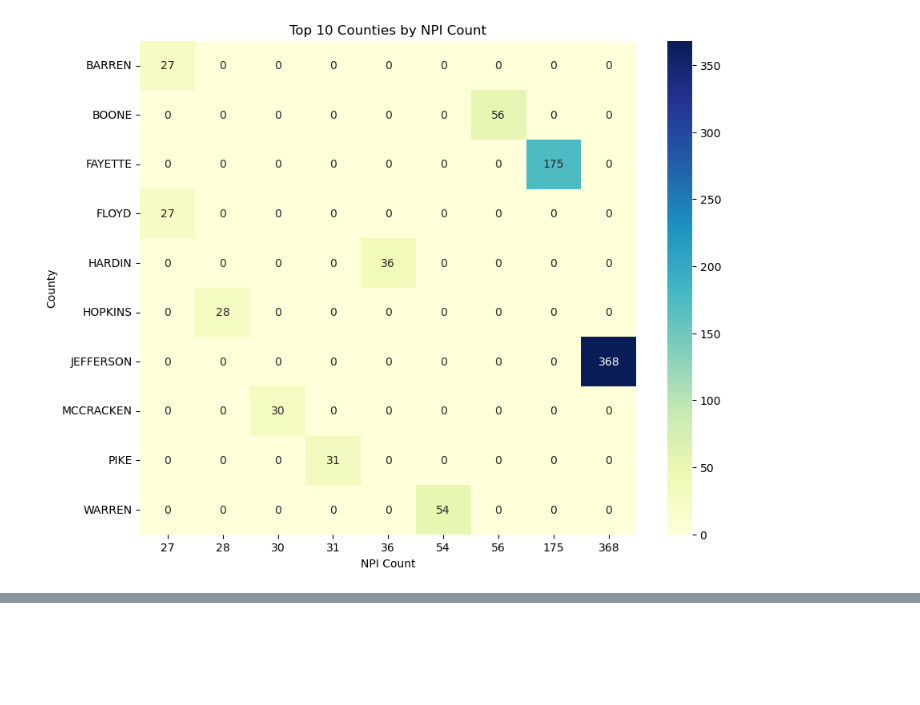
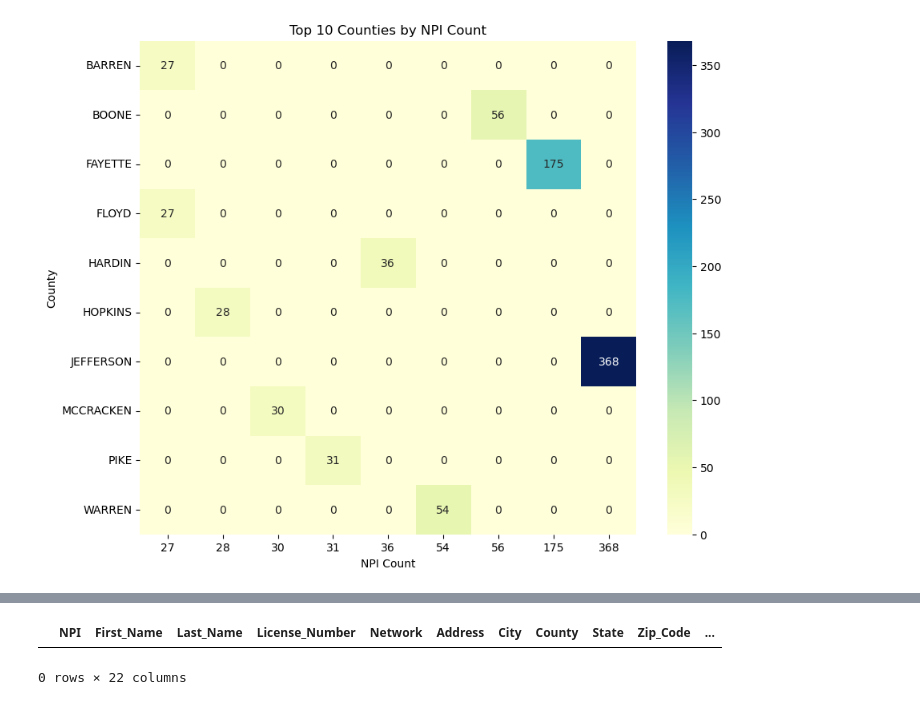
Before and after one commit to shahbijay/survey_contactList, a Jupyter notebook: script_provider_contactList.ipynb, the cells around one changed output, grey strips where cells are left out. Cells and saved outputs as stored; diff of their text form; code cells hidden in the pictures; blank space fills up the shorter version.

```diff
--- a/script_provider_contactList.ipynb
+++ b/script_provider_contactList.ipynb
@@ -485,0 +516,9 @@ plt.show()
+# %%
+# List of NPIs in df_2022 that are also present in survey_sample
+npi_check = df_2022[df_2022['NPI'].isin(survey_sample['NPI'])]
+
+# Display the common NPIs
+npi_check
+# %% [output]
+|  | NPI | First_Name | Last_Name | License_Number | Network | Address | City | County | State | Zip_Code | ... |
+0 rows × 22 columns
```
Also changed, not shown: parts of 2 cells of this notebook.
